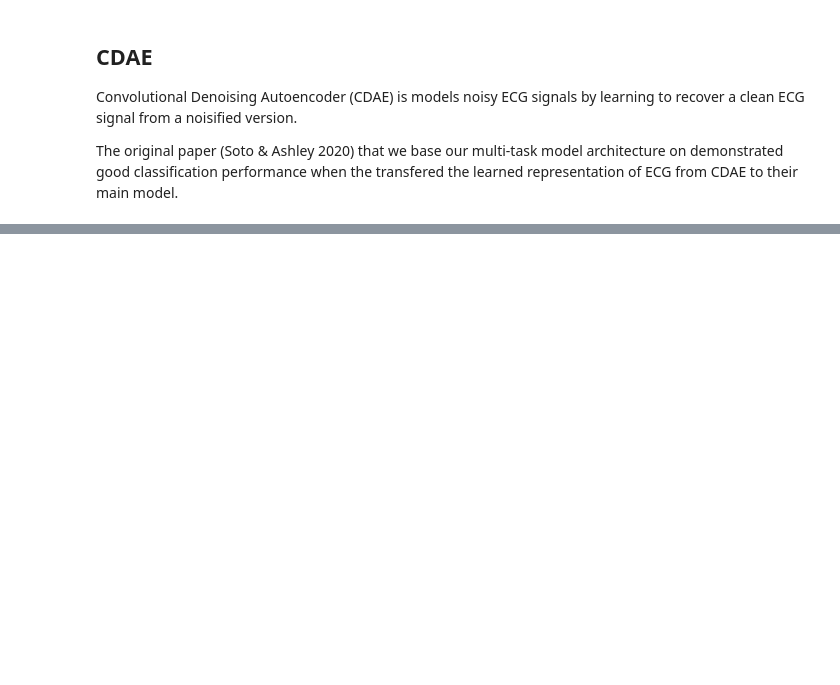
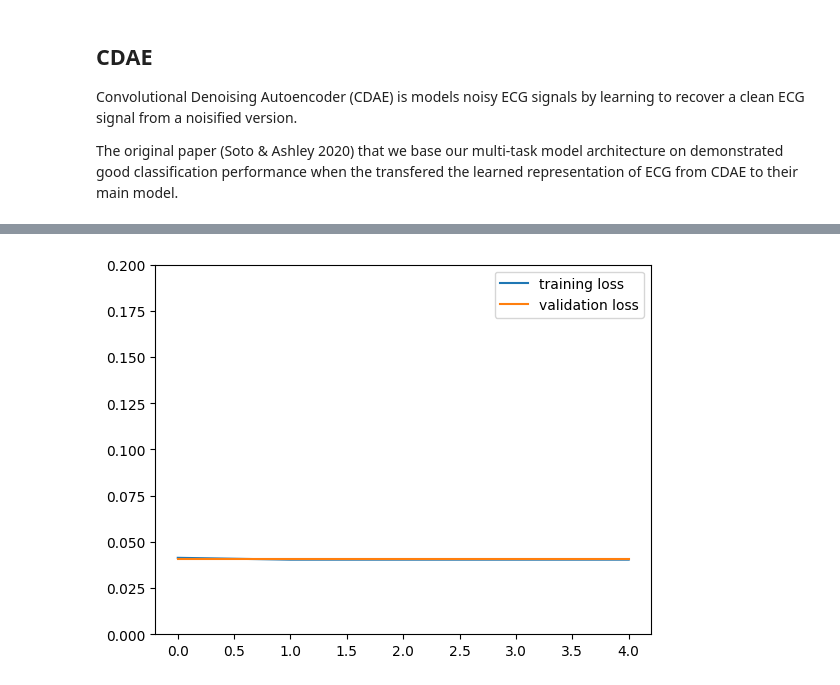
Before and after one commit to zhangchengyue/ECG_Classification, a Jupyter notebook: nbs/03_denoising.ipynb, the cells around one changed output, grey strips where cells are left out. Cells and saved outputs as stored; diff of their text form; code cells hidden in the pictures; blank space fills up the shorter version.

```diff
--- a/nbs/03_denoising.ipynb
+++ b/nbs/03_denoising.ipynb
@@ -121,19 +168,30 @@ a.shape, b.shape
 # %%
+# # Initial learning rate
+# initial_lr = 0.01
+
+def lr_schedule(epoch: int, lr: float) -> float:
+    if epoch % 25 == 0 and epoch > 0:
+        # Make sure the learning rate does not become negative
+        return max(lr - 0.001, 0.0001)
+    return lr
+
+lr_reduction = callbacks.LearningRateScheduler(lr_schedule, verbose=1)
+
 # Train Autoencoder
-history = cdae.fit(
+history = cdae.model.fit(
     # The input to the CDAE was the simulated signal dataset
     # with a Gaussian noise factor of 0.001, 0.5, 0.25, 0.75,
     # 1, 2, and 5 added to corrupt the simulated signals.
-    x=simulated_noisy_train_data,
+    x=noisy_X_train[:, :, np.newaxis],
 
     # The uncorrupted simulated signals are then used as the
     # target for reconstruction.
-    y=np.tile(train_data, (len(noise_levels), 1, 1)),
-    epochs=50,
+    y=noisy_y_train[:, :, np.newaxis],
+    epochs=3,
     batch_size=128,
     shuffle=True,
-    validation_data=(simulated_noisy_validate_data, np.tile(validate_data, (len(noise_levels), 1, 1))),
-    callbacks=[lr_reduction]
+    validation_data=(noisy_X_val[:, :, np.newaxis], noisy_y_val[:, :, np.newaxis]),
+    # callbacks=[lr_reduction]
 )
 
 print(history.history)
@@ -139,0 +210,9 @@ print(history.history)
+# %%
+fig, ax = plt.subplots(1, 1)
+ax.plot(np.arange(len(history.history["loss"])), history.history["loss"], label="training loss")
+ax.plot(np.arange(len(history.history["val_loss"])), history.history["val_loss"], label="validation loss")
+ax.set_ylim([0., 0.2])
+plt.legend()
+plt.show()
+# %% [output]
+[figure, added]
```
Also changed, not shown: parts of 14 cells of this notebook, 3 other files.
